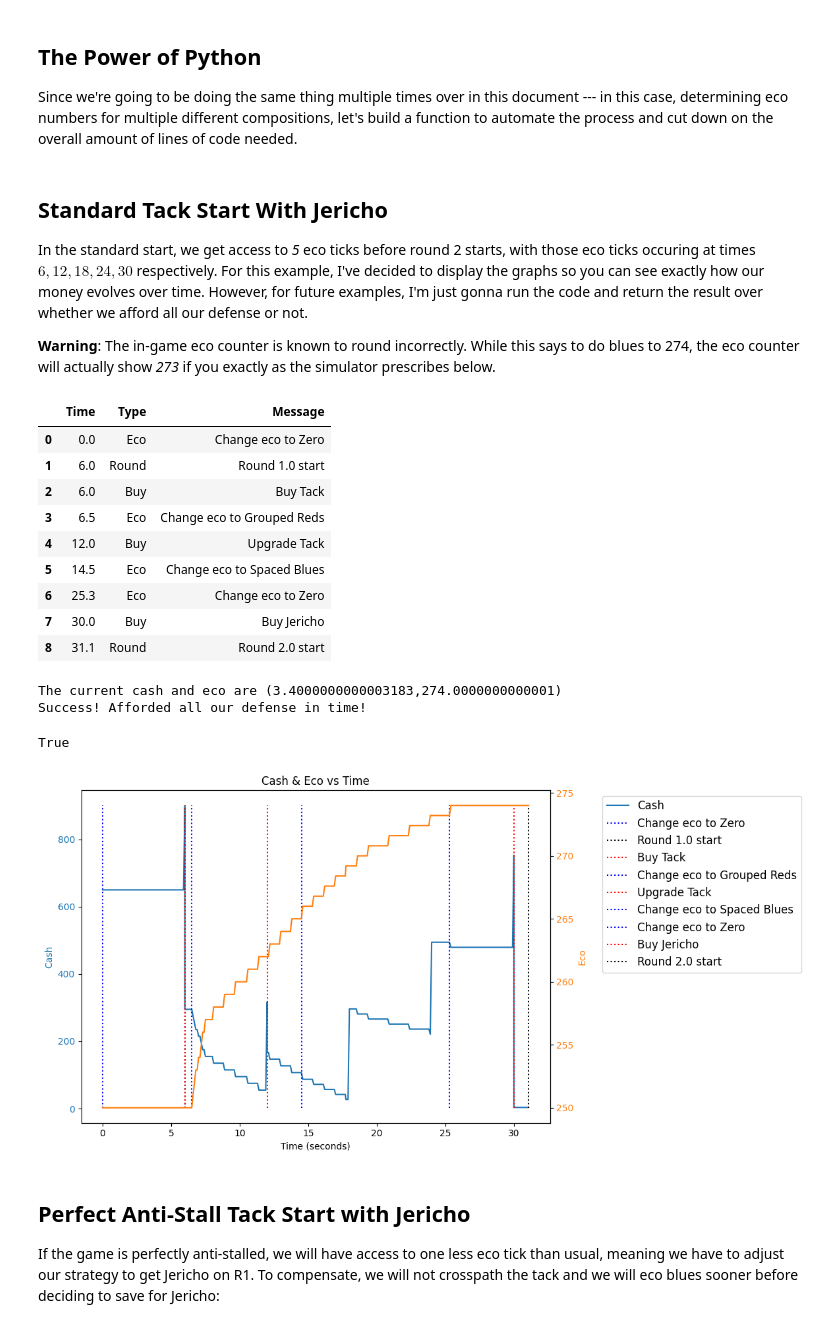
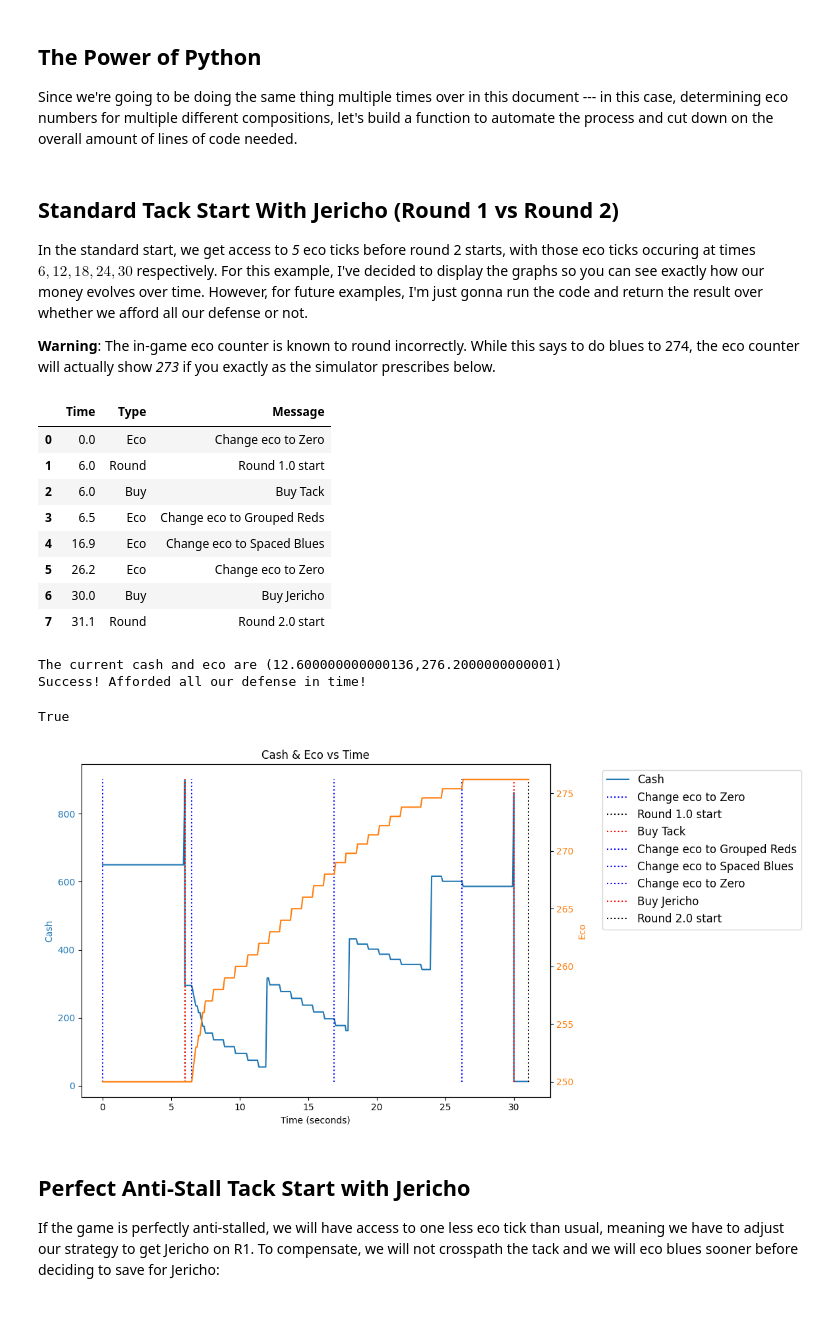
Before and after one commit to redlaserbmBTD/BTDB2_SIMULATOR, a Jupyter notebook: tutorials/3_eco_numbers.ipynb, the cells around one changed output. Saved outputs shown, nothing was run; the diff lists cells and outputs as text; code cells hidden in the pictures.

```diff
--- a/tutorials/3_eco_numbers.ipynb
+++ b/tutorials/3_eco_numbers.ipynb
@@ -61,7 +62,7 @@ def eco_numbers(rounds, buy_queue, red_eco_limit = 273, blue_eco_limit = 279, fi
         return False
         print("Failed! We missed our R1 defense!")
 # %% [markdown]
-## Standard Tack Start With Jericho
+## Standard Tack Start With Jericho (Round 1 vs Round 2)
 
 In the standard start, we get access to *5* eco ticks before round 2 starts, with those eco ticks occuring at times $6,12,18,24, 30$ respectively. For this example, I've decided to display the graphs so you can see exactly how our money evolves over time. However, for future examples, I'm just gonna run the code and return the result over whether we afford all our defense or not.
 
@@ -69,28 +70,26 @@ In the standard start, we get access to *5* eco ticks before round 2 starts, wit
 # %%
 rounds = b2.Rounds(0.45)
 
 buy_queue = [
     [b2.buyDefense(280 + 100 + 225, min_buy_time = rounds.getTimeFromRound(1), message = "Buy Tack")], #Buy 020 tack
-    [b2.buyDefense(150, min_buy_time = rounds.getTimeFromRound(1) + 6, message = "Upgrade Tack")], #Upgrade to 120 tack
-    [b2.buyDefense(750, min_buy_time = rounds.getTimeFromRound(1.5), message = "Buy Jericho")] #Buy Jericho
+    [b2.buyDefense(850, min_buy_time = rounds.getTimeFromRound(1.5), message = "Buy Jericho")] #Buy Jericho
 ]
 
-eco_numbers(rounds, buy_queue = buy_queue, red_eco_limit = 266, blue_eco_limit = 274, filename='eco_numbers_1')
+eco_numbers(rounds, buy_queue = buy_queue, red_eco_limit = 269, blue_eco_limit = 276, filename='eco_numbers_1')
 # %% [output]
 |  | Time | Type | Message |
 | 0 | 0.0 | Eco | Change eco to Zero |
 | 1 | 6.0 | Round | Round 1.0 start |
 | 2 | 6.0 | Buy | Buy Tack |
 | 3 | 6.5 | Eco | Change eco to Grouped Reds |
-| 4 | 12.0 | Buy | Upgrade Tack |
-| 5 | 14.5 | Eco | Change eco to Spaced Blues |
-| 6 | 25.3 | Eco | Change eco to Zero |
-| 7 | 30.0 | Buy | Buy Jericho |
-| 8 | 31.1 | Round | Round 2.0 start |
+| 4 | 16.9 | Eco | Change eco to Spaced Blues |
+| 5 | 26.2 | Eco | Change eco to Zero |
+| 6 | 30.0 | Buy | Buy Jericho |
+| 7 | 31.1 | Round | Round 2.0 start |
-The current cash and eco are (3.4000000000003183,274.0000000000001)
+The current cash and eco are (12.600000000000136,276.2000000000001)
 Success! Afforded all our defense in time!
 True
-[figure, old version]
+[figure, new version]
 # %% [markdown]
 ## Perfect Anti-Stall Tack Start with Jericho
 
```
Also changed, not shown: parts of 3 cells of this notebook, 17 other files.
